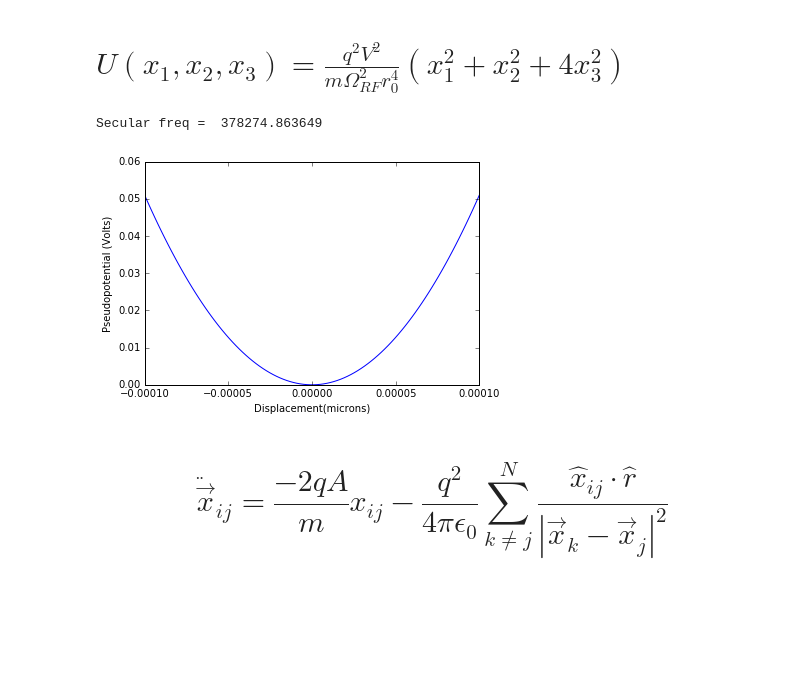
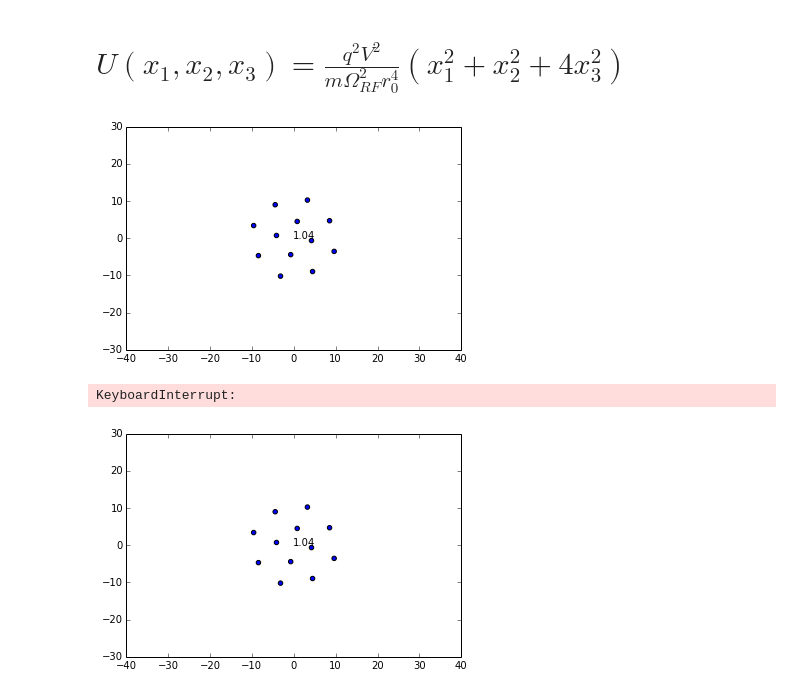
Before and after one commit to CampbellGroup/Qsim, a Jupyter notebook: Ipython-Notebooks/Crystal_Configurations.ipynb, the cells around one changed output. Cells and saved outputs as stored; diff of their text form; code cells hidden in the pictures; blank space fills up the shorter version.

```diff
--- a/Ipython-Notebooks/Crystal_Configurations.ipynb
+++ b/Ipython-Notebooks/Crystal_Configurations.ipynb
@@ -7,25 +48,10 @@ import time
 # $U(x_1, x_2, x_3) = \frac{q^2 V^2}{m \Omega_{RF}^2 r_0^4}(x_1^2 + x_2^2 + 4 x_3^2)$
 # %%
 q = 1.6e-19
+epsilon = 8.85e-12
+rnot = 512e-6
 V = 200
 m = 2.89e-25
 omegaRF = 2*np.pi*40e6
-rnot = 512e-6
-A = q**2 * V**2/(m * omegaRF**2 * rnot**4)
-wsec = np.sqrt(2*A/m)
-print 'Secular freq = ', wsec/2/np.pi
+A = get_potential_coefficient(m)
-# %% [output]
-Secular freq =  378274.863649
-# %%
-x = np.linspace(-100e-6,100e-6,100)
-y = np.linspace(100e-6,-100e-6,100)
-xx, yy = np.meshgrid(x,y)
-phi = A*(xx**2 + yy**2)
-plt.plot(x, A/q*x**2)
-#plt.plot(y, A/q*x**2)
-plt.ylabel('Pseudopotential (Volts)')
-plt.xlabel('Displacement(microns)')
-plt.show()
-# %% [output]
-[figure, removed]
 # %%
@@ -82,7 +128,5 @@ class ion():
         self.y0 = y0
         self.y = self.y0
         self.constant = constant
-# %% [markdown]
-# $$\ddot{\vec{x}}_{ij} = \frac{-2qA}{m}x_{ij} - \frac{q^2}{4 \pi \epsilon_0}\sum_{k\neq j}^{N} \frac{\hat{x}_{ij}\cdot \hat{r}}{|\vec{x}_k-\vec{x}_j|^2}$$
 # %%
 def make_crystal(N_ions = 6, pos_spread = 160e-6, iterations = 800,
@@ -129,2 +176,8 @@ def make_crystal(N_ions = 6, pos_spread = 160e-6, iterations = 800,
     return E[-1], ions
+# %%
+squeeze_crystal(N_ions = 12, max_assy = 1.8)
+# %% [output]
+[figure, added]
+KeyboardInterrupt:
+[figure, added]
 # %%
```
Also changed, not shown: parts of 24 cells of this notebook.
